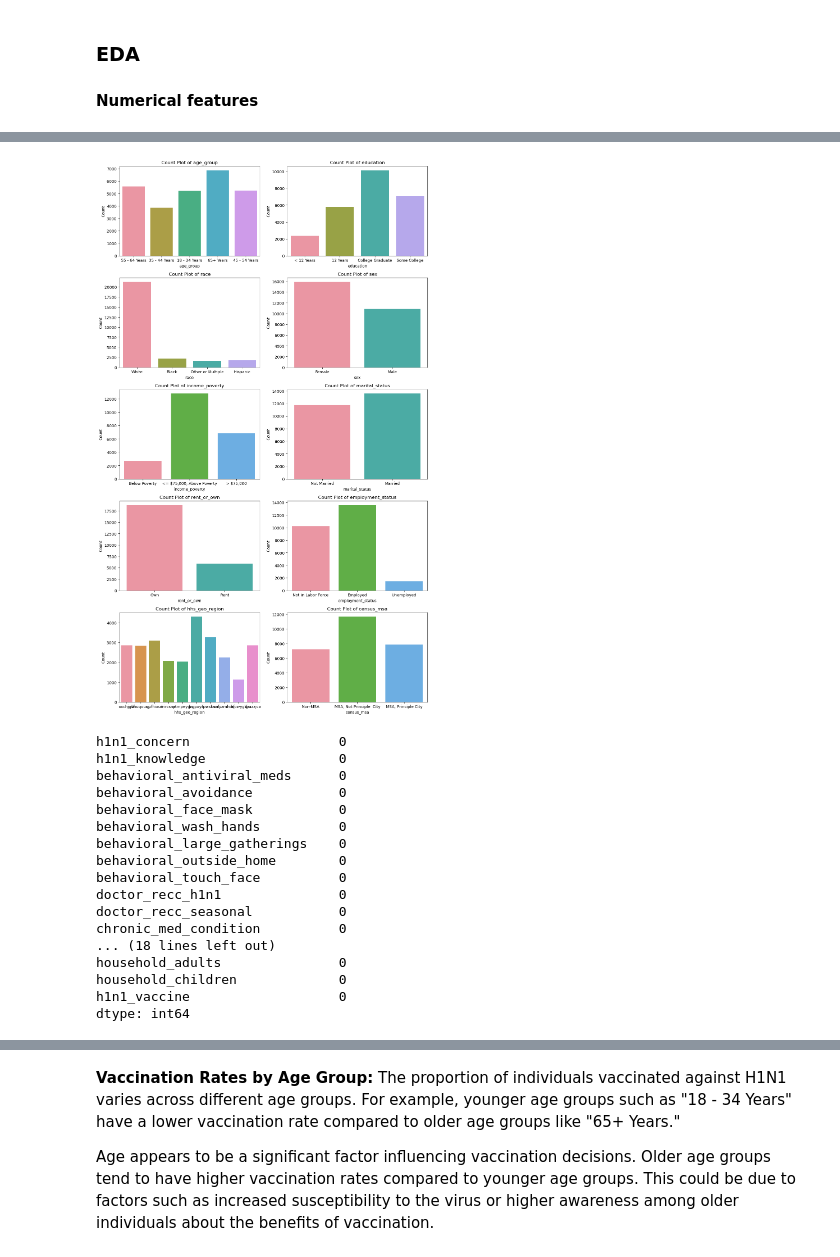
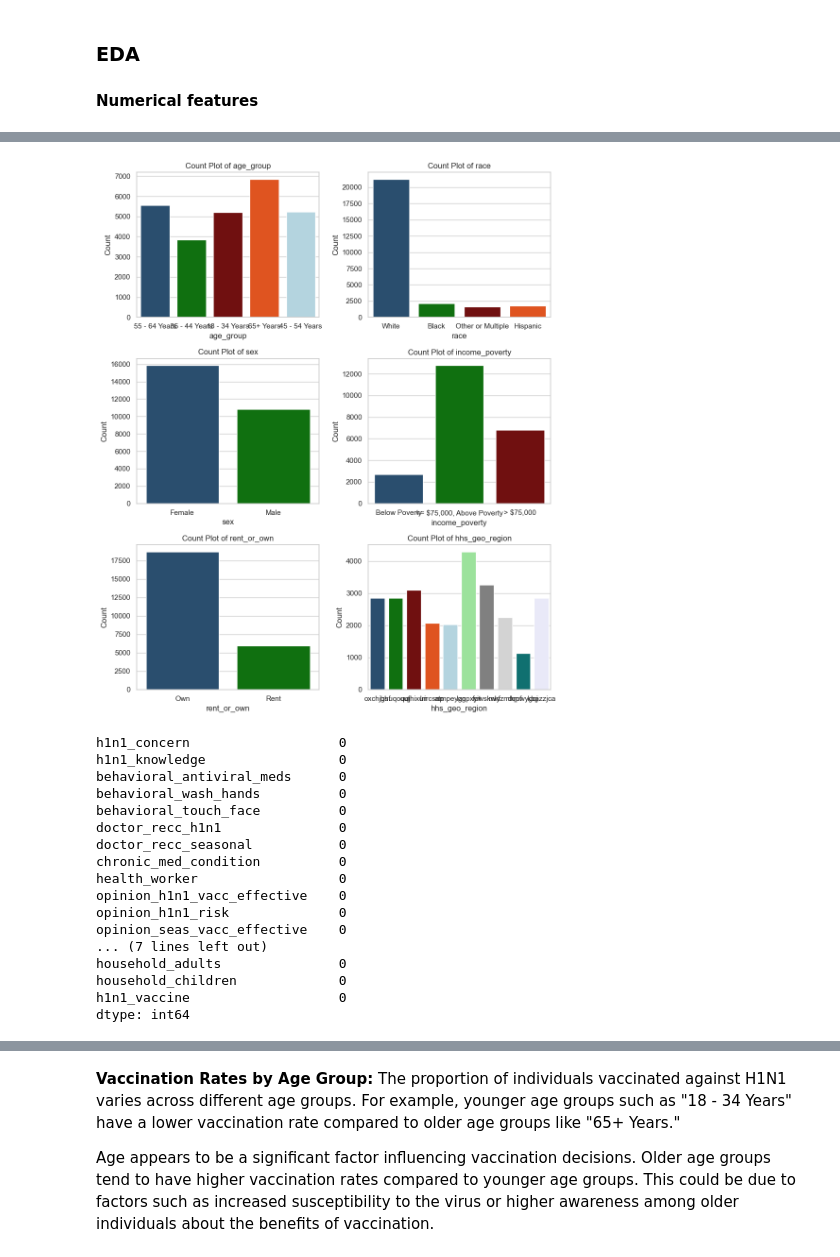
Before and after one commit to Cynthiachelangat/h1n1vaccineprediction, a Jupyter notebook: main.ipynb, the cells around one changed output, grey strips where cells are left out. Cells and saved outputs as stored; diff of their text form; code cells hidden in the pictures.

```diff
--- a/main.ipynb
+++ b/main.ipynb
@@ -46,8 +46,13 @@ from sklearn.experimental import enable_iterative_imputer  # explicitly enable I
 from sklearn.impute import IterativeImputer
 import warnings
 warnings.filterwarnings("ignore")
-# %%
-plt.rcParams['axes.prop_cycle'] = plt.cycler(color=['#003f5c'])
+# %%
+# Define hospital-themed colors
+hospital_colors = ['#1F4E79', '#008000', '#800000', '#FF4500', '#ADD8E6',
+                   '#90EE90', '#808080', '#D3D3D3', '#008080', '#E6E6FA']
+
+# Set the color cycle to use hospital-themed colors
+plt.rcParams['axes.prop_cycle'] = plt.cycler(color=hospital_colors)
 # %%
 # Reading in the feature data
 dataFeatures = pd.read_csv("Data/training_set_features.csv")
@@ -184,7 +189,8 @@ h1n1_vaccine                       0
 dtype: int64
 # %%
 # close to half the values of these columns are NULL so discarding
-mergedData.drop(['health_insurance','employment_industry','employment_occupation', 'respondent_id'],axis=1,inplace = True)
+mergedData.drop(['health_insurance','employment_industry','employment_occupation', 'respondent_id', 'child_under_6_months','opinion_h1n1_sick_from_vacc','opinion_seas_sick_from_vacc','behavioral_large_gatherings', 'behavioral_outside_home','marital_status',
+           'behavioral_avoidance','behavioral_face_mask','employment_status','education','census_msa'],axis=1,inplace = True)
 # %%
 mergedData.describe()
 # %% [output]
@@ -254,27 +255,26 @@ mergedData[str_cols].head()
 # %%
 # List of categorical features
-categorical_features = ['age_group', 'education', 'race', 'sex', 'income_poverty',
-                        'marital_status', 'rent_or_own', 'employment_status',
-                        'hhs_geo_region', 'census_msa']
+categorical_features = ['age_group', 'race', 'sex', 'income_poverty',
+                         'rent_or_own','hhs_geo_region']
 
 # Create subplots for categorical features
-fig, axes = plt.subplots(nrows=5, ncols=2, figsize=(12, 20))
+fig, axes = plt.subplots(nrows=3, ncols=2, figsize=(10, 12))
 axes = axes.flatten()
 
 # Create count plots for categorical features
 for i, feature in enumerate(categorical_features):
     sns.countplot(data=mergedData, x=feature, ax=axes[i])
     axes[i].set_title(f'Count Plot of {feature}')
     axes[i].set_xlabel(feature)
     axes[i].set_ylabel('Count')
 
 # Adjust layout to prevent overlap of labels
 plt.tight_layout()
 
 # Show the plot for categorical features
 plt.show()
 # %% [output]
-[figure, old version]
+[figure, new version]
 # %%
 # All the NULL values are populated with the mode
 for col in mergedData.columns:
@@ -289,16 +289,16 @@ mergedData.isnull().sum()
 h1n1_concern                   0
 h1n1_knowledge                 0
 behavioral_antiviral_meds      0
-behavioral_avoidance           0
-behavioral_face_mask           0
 behavioral_wash_hands          0
-behavioral_large_gatherings    0
-behavioral_outside_home        0
 behavioral_touch_face          0
 doctor_recc_h1n1               0
 doctor_recc_seasonal           0
 chronic_med_condition          0
-... (18 lines left out)
+health_worker                  0
+opinion_h1n1_vacc_effective    0
+opinion_h1n1_risk              0
+opinion_seas_vacc_effective    0
+... (7 lines left out)
 household_adults               0
 household_children             0
 h1n1_vaccine                   0
```
Also changed, not shown: parts of 19 cells of this notebook.
